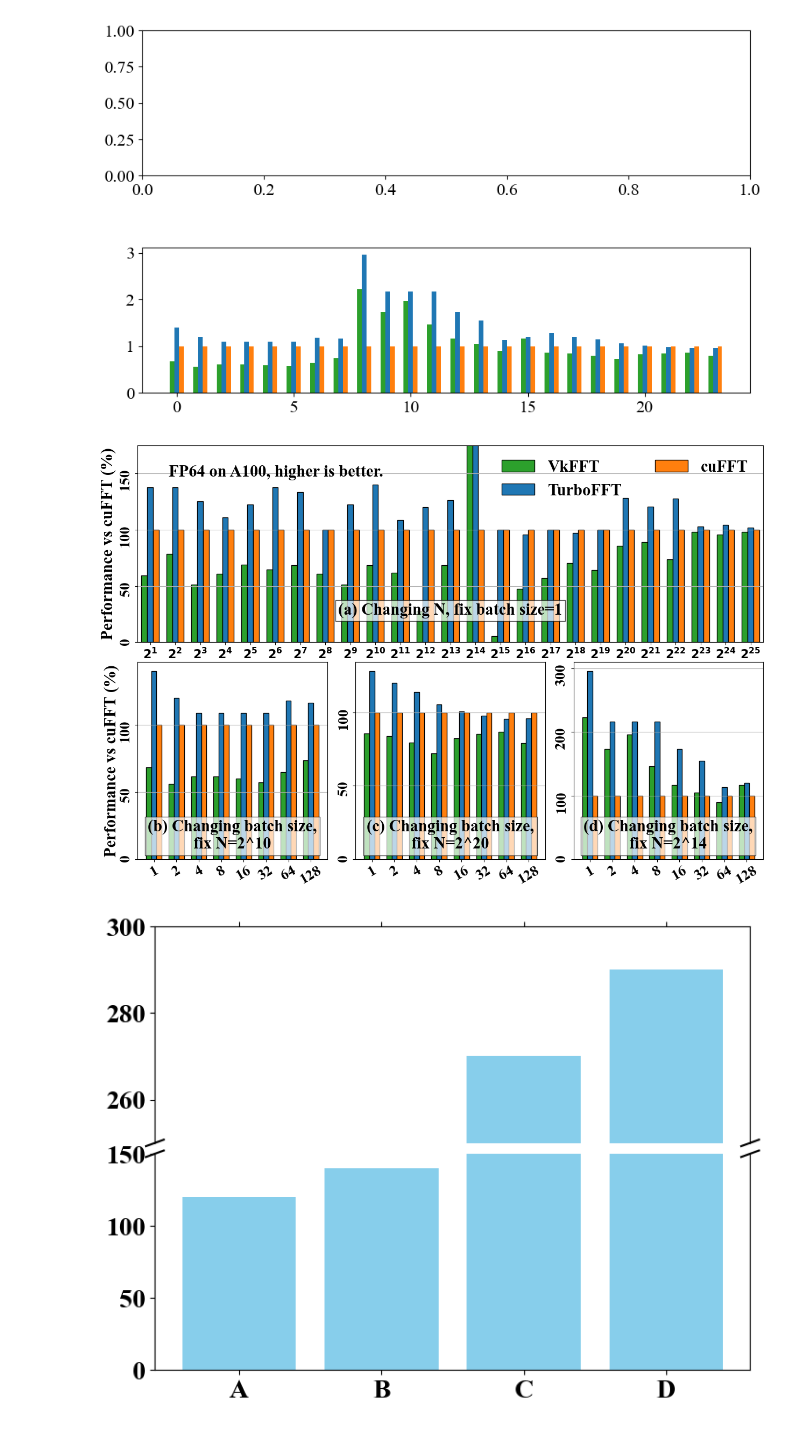
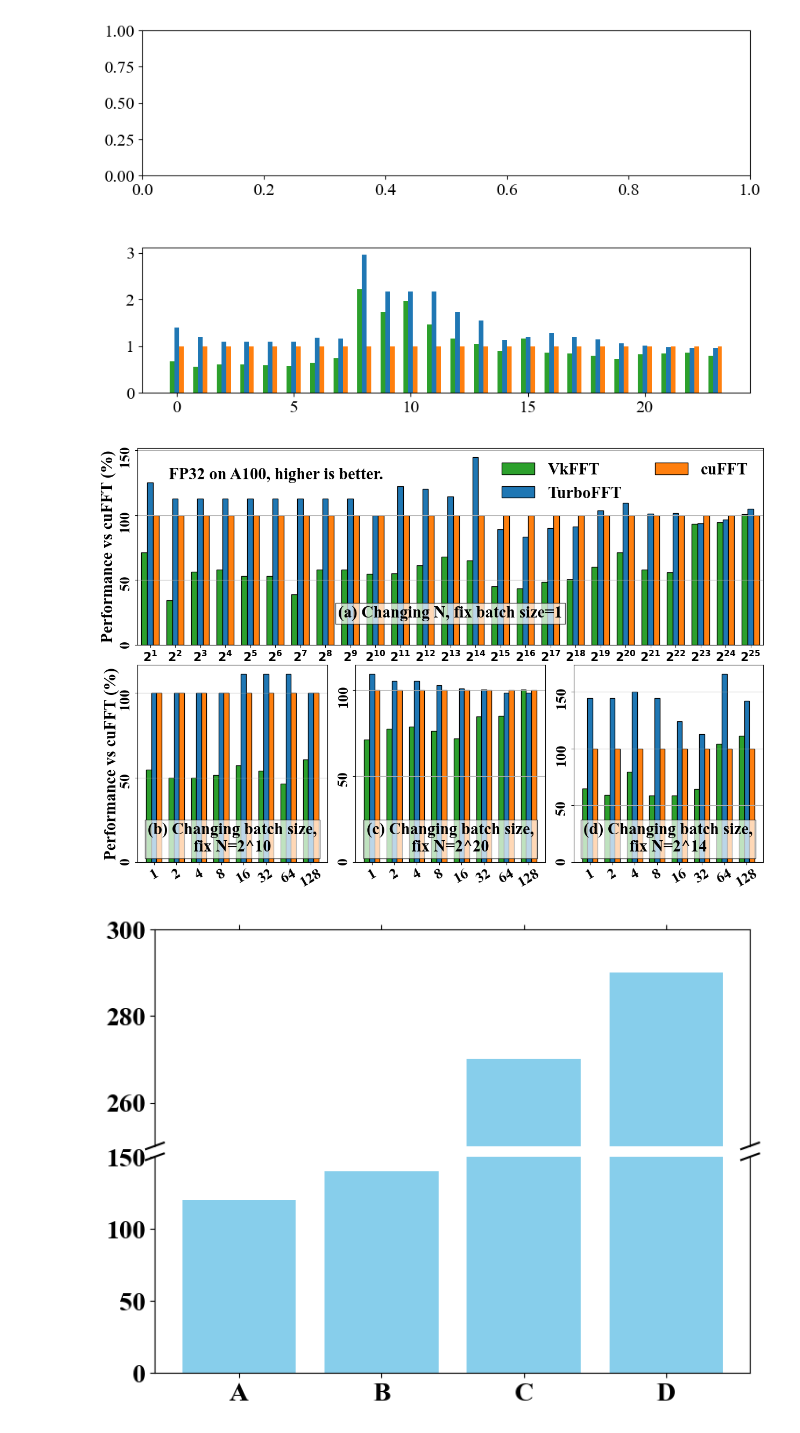
Before and after one commit to shixun404/HPCDeepNeuralNetworks, a Jupyter notebook: fig/ABFT_FFT/ppopp/scripts/plot.ipynb, the cells around one changed output. Drawn from its saved outputs; the diff is of its cells as text; code cells hidden in the pictures.

```diff
--- a/fig/ABFT_FFT/ppopp/scripts/plot.ipynb
+++ b/fig/ABFT_FFT/ppopp/scripts/plot.ipynb
@@ -348,7 +349,7 @@ gpu = 'A100'
 fontsize = 20
 logN_beg, logN_end = 1, 26
 logBS_beg, logBS_end = 0, 4
-precision = 1
+precision = 0
 cuFFT = th.load('../data_0810/cuFFT.pt')[precision]
 TurboFFT = th.load('../data_0810/turboFFT.pt')[precision]
 vkFFT = th.load('../data_0810/vkFFT.pt')[precision]
@@ -414,36 +415,37 @@ def select_data(N, begin, end):
 
         tmp_ax.set_xticks(x)
         tmp_ax.set_xticklabels([f'{2**i}' for i in range(n)], fontdict={'fontsize': 20, 'weight':'bold'}, rotation=30)
         # tmp_ax.set_xlabel(f'Batch size\nFix N = 2^{N[i]}', fontdict={'fontsize': 22, 'weight':'bold'})
         tmp_ax.locator_params(axis='y', nbins=4)
         tmp_ax.tick_params(axis='y', labelsize=20, labelrotation=90)
         tmp_ax.yaxis.labelpad = 0
         tmp_ax.grid(axis='y')
 
 select_data([10, 20, 14], 0, 8)
 ax[1][0].set_ylabel('Performance vs cuFFT (%)', fontdict={'fontsize': 22, 'weight':'bold'})
 ax[0].set_ylabel('Performance vs cuFFT (%)', fontdict={'fontsize': 22, 'weight':'bold'})
 ax[0].tick_params(axis='y', labelsize=20, labelrotation=90)
 if precision == 1:
     ax[0].set_ylim([0, 175])
 # ax[1][0].legend( ncol=3, fontsize=22, loc=(0.6, -0.28), frameon=False)
 ax[0].legend( ncol=2, fontsize=22,  loc='upper right', frameon=False)
-fig.savefig('../figs/3xbarchart_overhead_A100_FP32.pdf', bbox_inches='tight')
-fig.savefig(f'D:/25_PPOPP_TurboFFT/figs/3xbarchart_overhead_A100_FP{32*(precision + 1)}.pdf', bbox_inches='tight')
+# fig.savefig('../figs/3xbarchart_overhead_A100_FP32.pdf', bbox_inches='tight')
+# fig.savefig(f'D:/25_PPOPP_TurboFFT/figs/3xbarchart_overhead_A100_FP{32*(precision + 1)}.pdf', bbox_inches='tight')
+plt.savefig(f'C:/Users/SHIXUNWU/TurboFFT/fig/3xbarchart_overhead_A100_FP{32*(precision + 1)}.png', bbox_inches='tight')
 # plt.show()
 # for i, N in enumerate(N_list):
 #     begin = 0
 #     end = 30
 #     x = np.arange(begin,end)
 #     select_n = N
 
 #     print(turboFFT_bar.shape, x.shape)
 #     ax[i].bar(x, width=width, height=turboFFT_bar, color=color[0])
 #     ax[i].bar(x + width, width=width, height=cuFFT[select_n][begin:end] / cuFFT[select_n][begin:end], color=color[1])
 #     ax[i].bar(x - width, width=width, height=cuFFT[select_n][begin:end] / vkFFT[select_n][begin:end], color=color[2])
 #     ax[i].set_title(f'N: 2^{select_n}')
 # %% [output]
-[figure, old version]
+[figure, new version]
 # %%
 import matplotlib.pyplot as plt
 
```
Also changed, not shown: parts of 5 cells of this notebook, 12 other files.
